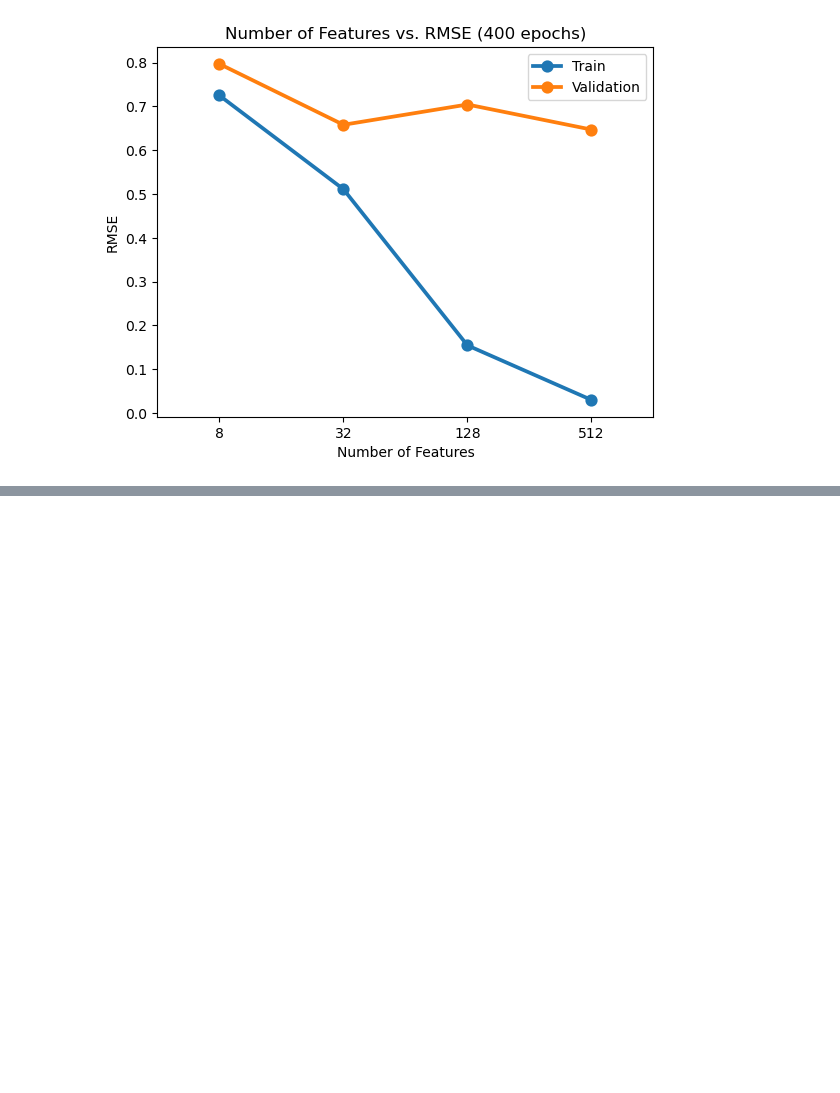
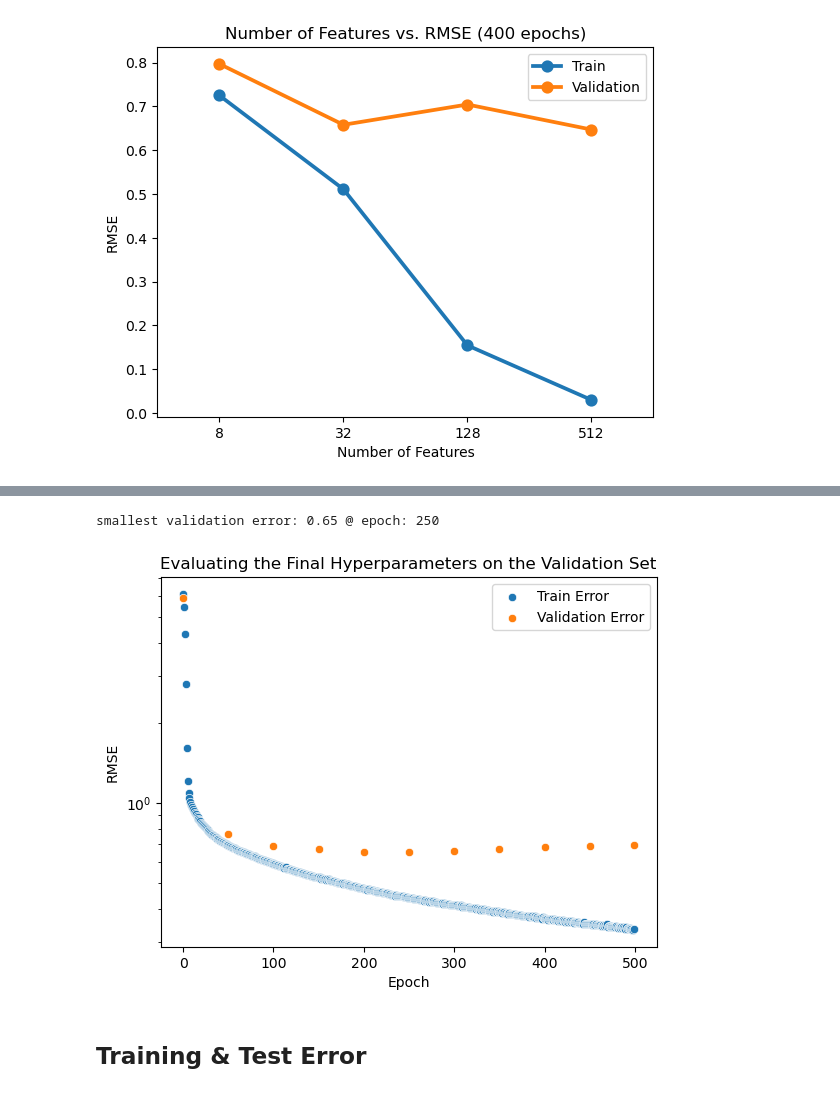
Before and after one commit to HoffOskar/QSAR_BRD4, a Jupyter notebook: 04_QSAR_regression/01_mlp_morgan.ipynb, the cells around one changed output, grey strips where cells are left out. Drawn from its saved outputs; the diff is of its cells as text; code cells hidden in the pictures; blank space fills up the shorter version.

```diff
--- a/04_QSAR_regression/01_mlp_morgan.ipynb
+++ b/04_QSAR_regression/01_mlp_morgan.ipynb
@@ -502,12 +532,22 @@ def objective(trial):
 # %%
-## Number of features
+### Number of features
 n_features = 32
 
+### Pruner
+pruner = optuna.pruners.MedianPruner(
+    n_startup_trials=1,  # Explore 5 full trials before pruning
+    n_warmup_steps=50,  # Allow early epochs to stabilize
+    interval_steps=25,  # Prune less promising trials every n epochs
+)
+
 ### Create the study
-study = optuna.create_study(direction='minimize')  # Minimize RMSE
+study = optuna.create_study(
+    direction="minimize",  # Minimize validation error (RMSE)
+    pruner=pruner,
+)
 
 # Run optimization
-study.optimize(objective, n_trials=10)
+study.optimize(objective, n_trials=100)
 
 # Display best results
 print("Best hyperparameters:", study.best_params)
@@ -532 +580,5 @@ optuna.visualization.plot_optimization_history(study)
 optuna.visualization.plot_param_importances(study)
+# %%
+### Save the study
+with open("temp/study.pkl", "wb") as f:
+    pickle.dump(study, f)
@@ -532,0 +619,7 @@ optuna.visualization.plot_param_importances(study)
+# %%
+### Selected hyperparameters
+final_lr = 2.5e-4
+final_alpha = 5e-4
+final_hidden1 = 64
+final_hidden2 = 32
+final_batch_size = 32
@@ -532,0 +662,19 @@ optuna.visualization.plot_param_importances(study)
+# %%
+print(
+    f"smallest validation error: {error_500_df['test_error'].min():.2f} @ epoch: {error_500_df['test_error'].idxmin()}"
+)
+
+### Plot
+sns.scatterplot(data=error_500_df, x="epoch", y="train_loss", label="Train Error")
+sns.scatterplot(data=error_500_df, x="epoch", y="test_error", label="Validation Error")
+plt.xlabel("Epoch")
+plt.ylabel("RMSE")
+plt.yscale("log")
+plt.legend()
+plt.title("Evaluating the Final Hyperparameters on the Validation Set")
+plt.show()
+# %% [output]
+smallest validation error: 0.65 @ epoch: 250
+[figure, added]
+# %% [markdown]
+## Training & Test Error
```
Also changed, not shown: parts of 21 cells of this notebook, 3 other files.
